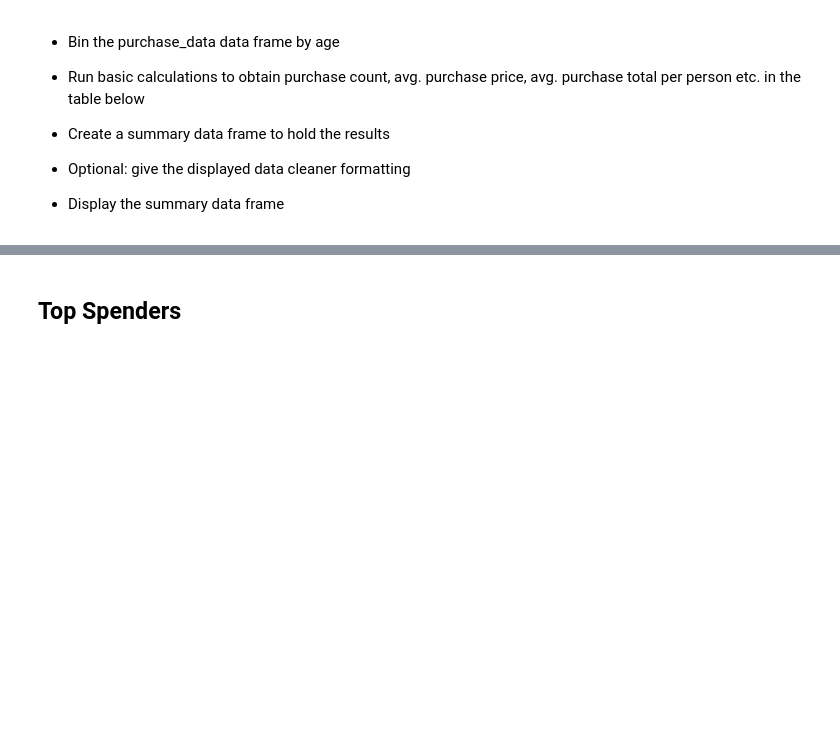
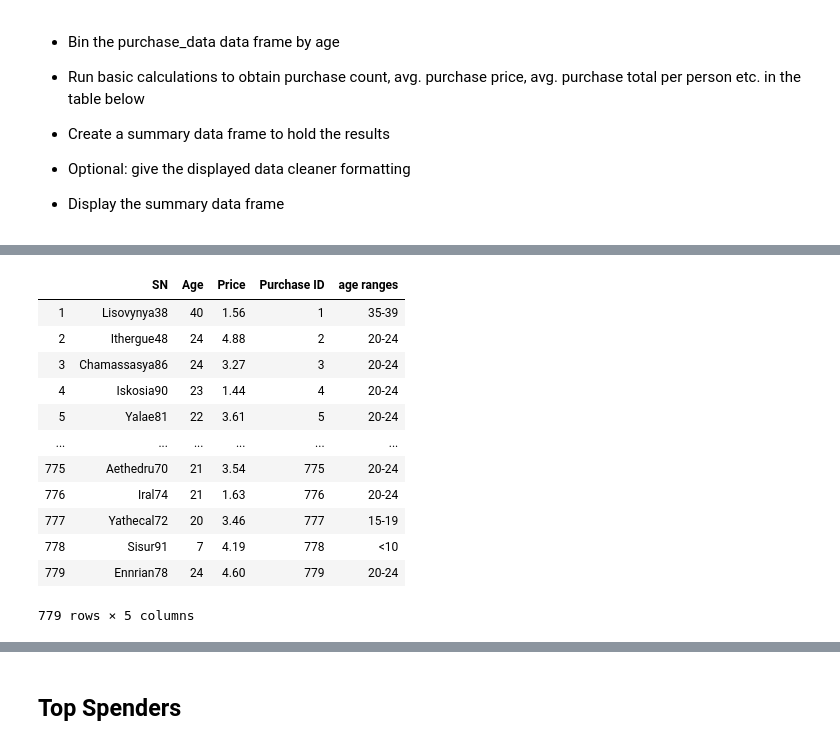
Before and after one commit to cmills39/pandas-challenge, a Jupyter notebook: HeroesOfPymoli/HeroesOfPymoli_starter.HW.ipynb, the cells around one changed output, grey strips where cells are left out. Cells and saved outputs as stored; diff of their text form; code cells hidden in the pictures; blank space fills up the shorter version.

```diff
--- a/HeroesOfPymoli/HeroesOfPymoli_starter.HW.ipynb
+++ b/HeroesOfPymoli/HeroesOfPymoli_starter.HW.ipynb
@@ -265,3 +277,6 @@ Name: age ranges, dtype: int64
 
 
 * Display the summary data frame
+# %%
+PurchaseAnalysis_df = HoP_df.loc[1:, ["SN","Age","Price","Purchase ID"]]
+PurchaseAnalysis_df
@@ -267,0 +297,4 @@ Name: age ranges, dtype: int64
+# %%
+P_Analysis=PurchaseAnalysis_df.drop_duplicates()
+PurchaseAS=pd.DataFrame(PurchaseAnalysis_df)
+PurchaseAS
@@ -267,0 +315,23 @@ Name: age ranges, dtype: int64
+# %%
+#Establish Bins
+bins= [0,10,15,20,25,30,35,40,100]
+
+group_names = ["<10","10-14","15-19","20-24","25-29","30-34","35-39","40+"]
+
+PurchaseAS["age ranges"] = pd.cut(PurchaseAS["Age"], bins, labels=group_names)
+
+PurchaseAS
+# %% [output]
+|  | SN | Age | Price | Purchase ID | age ranges |
+| 1 | Lisovynya38 | 40 | 1.56 | 1 | 35-39 |
+| 2 | Ithergue48 | 24 | 4.88 | 2 | 20-24 |
+| 3 | Chamassasya86 | 24 | 3.27 | 3 | 20-24 |
+| 4 | Iskosia90 | 23 | 1.44 | 4 | 20-24 |
+| 5 | Yalae81 | 22 | 3.61 | 5 | 20-24 |
+| ... | ... | ... | ... | ... | ... |
+| 775 | Aethedru70 | 21 | 3.54 | 775 | 20-24 |
+| 776 | Iral74 | 21 | 1.63 | 776 | 20-24 |
+| 777 | Yathecal72 | 20 | 3.46 | 777 | 15-19 |
+| 778 | Sisur91 | 7 | 4.19 | 778 | <10 |
+| 779 | Ennrian78 | 24 | 4.60 | 779 | 20-24 |
+779 rows × 5 columns
```
Also changed, not shown: parts of 12 cells of this notebook.
